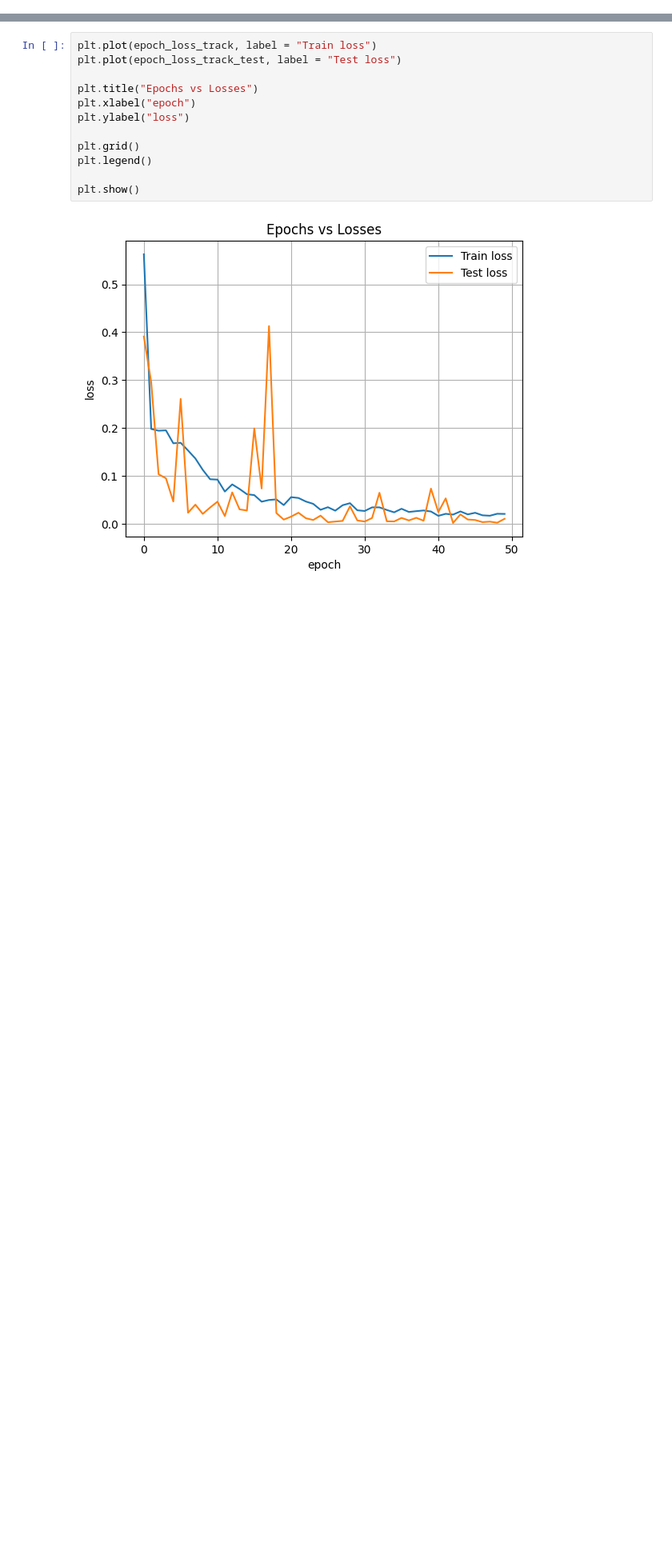
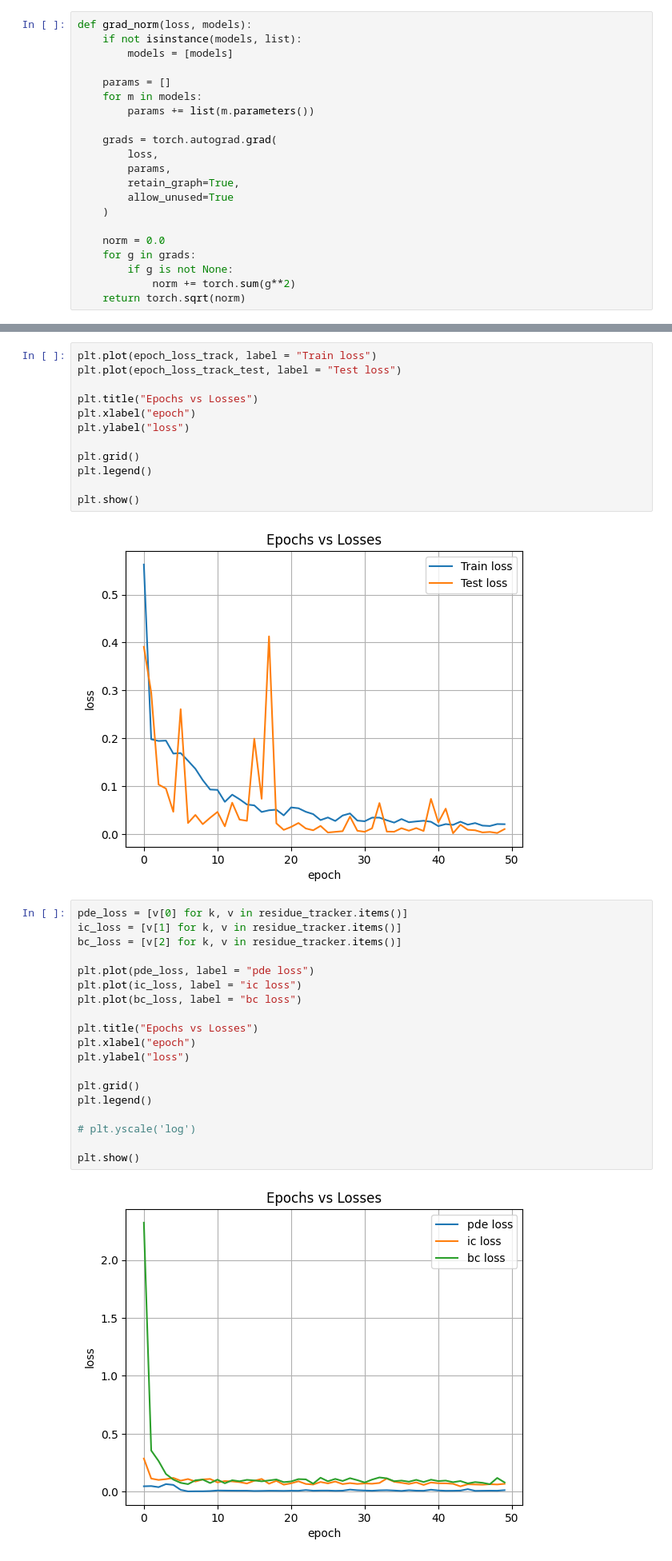
Before and after one commit to Mafaz03/Deep-Learning-in-Mechanics, a Jupyter notebook: advection-diffusion.ipynb, the cells around one changed output, grey strips where cells are left out. Shown at 80% size. Saved outputs shown, nothing was run; the diff lists cells and outputs as text; blank space fills up the shorter version.

```diff
--- a/advection-diffusion.ipynb
+++ b/advection-diffusion.ipynb
@@ -195,6 +195,27 @@ BC_data = get_BC(next(iter(train_dataloader)))
 get_BC_residue(u_predictor_model, BC_data, g).shape
 # %% [output]
 torch.Size([32, 1])
+# %%
+def grad_norm(loss, models):
+    if not isinstance(models, list):
+        models = [models]
+
+    params = []
+    for m in models:
+        params += list(m.parameters())
+
+    grads = torch.autograd.grad(
+        loss,
+        params,
+        retain_graph=True,
+        allow_unused=True
+    )
+
+    norm = 0.0
+    for g in grads:
+        if g is not None:
+            norm += torch.sum(g**2)
+    return torch.sqrt(norm)
 # %%
 optimizer = torch.optim.Adam(
     list(u_predictor_model.parameters()),
@@ -282,6 +425,27 @@ plt.legend()
 plt.show()
 # %% [output]
 [figure]
+# %%
+pde_loss = [v[0] for k, v in residue_tracker.items()]
+ic_loss = [v[1] for k, v in residue_tracker.items()]
+bc_loss = [v[2] for k, v in residue_tracker.items()]
+
+plt.plot(pde_loss, label = "pde loss")
+plt.plot(ic_loss, label = "ic loss")
+plt.plot(bc_loss, label = "bc loss")
+
+plt.title("Epochs vs Losses")
+plt.xlabel("epoch")
+plt.ylabel("loss")
+
+plt.grid()
+plt.legend()
+
+# plt.yscale('log')
+
+plt.show()
+# %% [output]
+[figure, added]
 # %%
 x_s = torch.linspace(domain[0][0], domain[0][1], 100)
 t_s = torch.linspace(domain[1][0], domain[1][1], 100)
```
Also changed, not shown: parts of 8 cells of this notebook, 1 other file.
